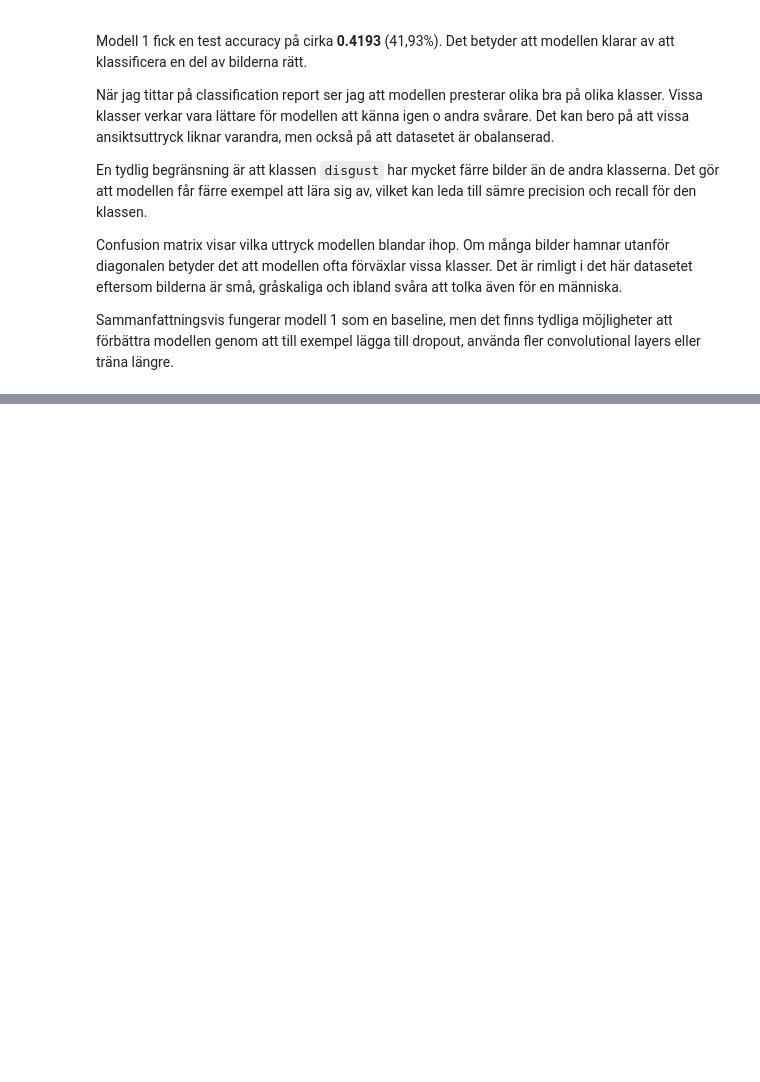
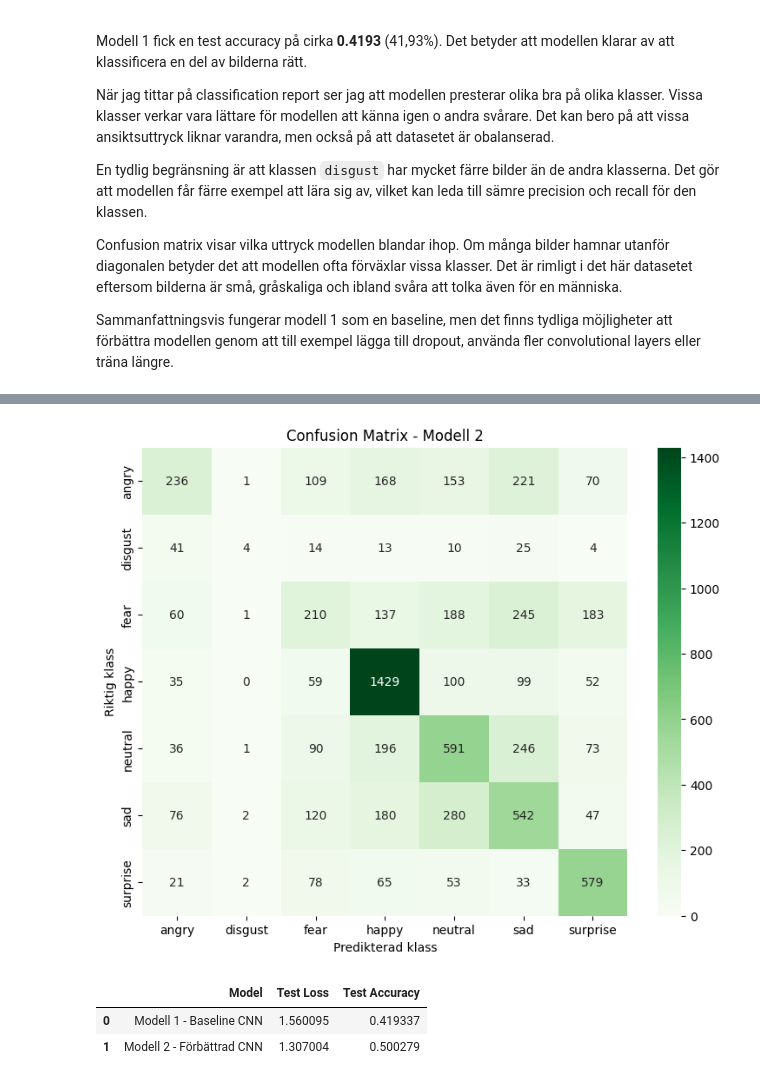
Before and after one commit to SoroushGReza/fer2013-emotion-classification, a Jupyter notebook: notebooks/fer2013_emotion_classification.ipynb, the cells around one changed output, grey strips where cells are left out. Drawn from its saved outputs; the diff is of its cells as text; code cells hidden in the pictures; blank space fills up the shorter version.

```diff
--- a/notebooks/fer2013_emotion_classification.ipynb
+++ b/notebooks/fer2013_emotion_classification.ipynb
@@ -469,0 +615,9 @@ Sammanfattningsvis fungerar modell 1 som en baseline, men det finns tydliga möj
+# %%
+# Skapa prediktioner för modell 2
+y_pred_2 = []
+
+for images, labels in test_ds:
+    predictions = model_2.predict(images, verbose=0)
+    y_pred_2.extend(np.argmax(predictions, axis=1))
+
+y_pred_2 = np.array(y_pred_2)
@@ -469,0 +647,33 @@ Sammanfattningsvis fungerar modell 1 som en baseline, men det finns tydliga möj
+# %%
+# Confusion matrix för model 2
+cm_2 = confusion_matrix(y_true, y_pred_2)
+
+plt.figure(figsize=(9, 7))
+sns.heatmap(
+    cm_2,
+    annot=True,
+    fmt="d",
+    cmap="Greens",
+    xticklabels=dataset_class_names,
+    yticklabels=dataset_class_names
+)
+
+plt.title("Confusion Matrix - Modell 2")
+plt.xlabel("Predikterad klass")
+plt.ylabel("Riktig klass")
+plt.show()
+# %% [output]
+[figure, added]
+# %%
+# Jämförelse mellan modellerna
+model_comparison = pd.DataFrame({
+    "Model": ["Modell 1 - Baseline CNN", "Modell 2 - Förbättrad CNN"],
+    "Test Loss": [test_loss_1, test_loss_2],
+    "Test Accuracy": [test_accuracy_1, test_accuracy_2]
+})
+
+model_comparison
+# %% [output]
+|  | Model | Test Loss | Test Accuracy |
+| 0 | Modell 1 - Baseline CNN | 1.560095 | 0.419337 |
+| 1 | Modell 2 - Förbättrad CNN | 1.307004 | 0.500279 |
```
Also changed, not shown: parts of 12 cells of this notebook.
